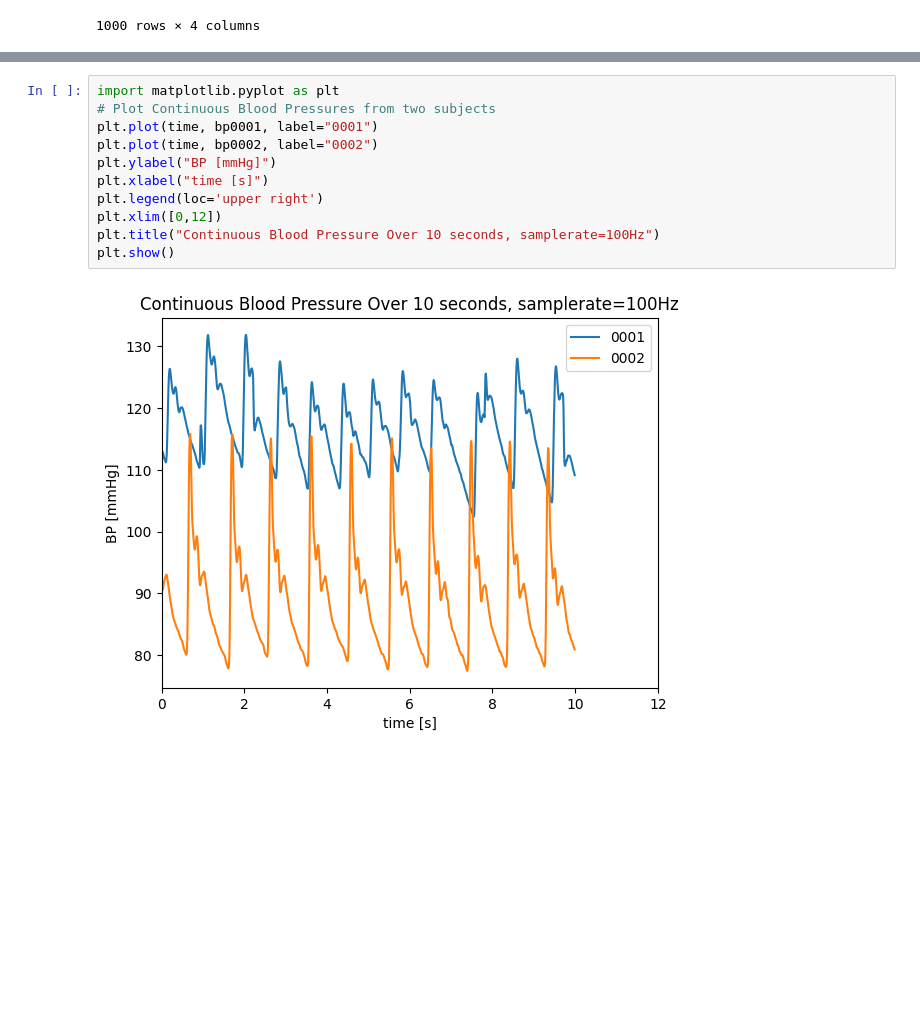
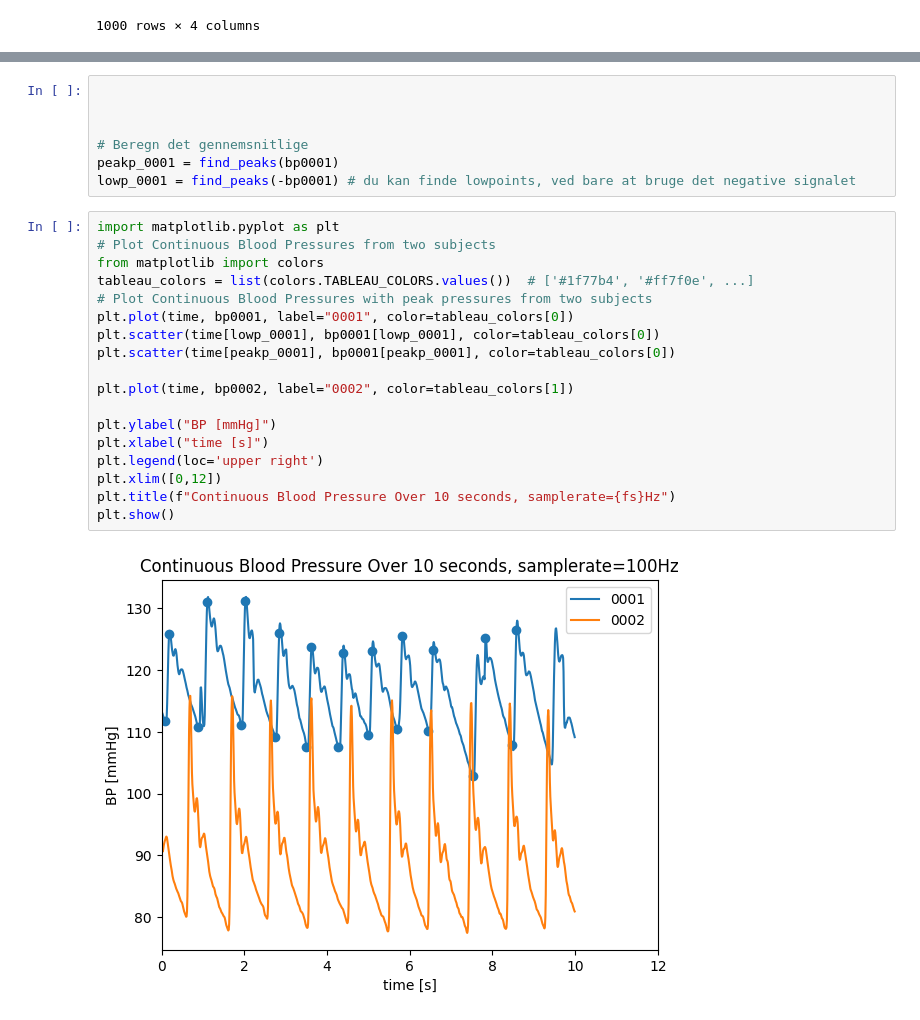
Before and after one commit to AAU-ST3-KHF/cardiovascular_system_blod, a Jupyter notebook: Exercise 3.ipynb, the cells around one changed output, grey strips where cells are left out. Cells and saved outputs as stored; diff of their text form; blank space fills up the shorter version.

```diff
--- a/Exercise 3.ipynb
+++ b/Exercise 3.ipynb
@@ -186,14 +237,28 @@ df0001
+# %%
+
+
+
+# Beregn det gennemsnitlige
+peakp_0001 = find_peaks(bp0001)
+lowp_0001 = find_peaks(-bp0001) # du kan finde lowpoints, ved bare at bruge det negative signalet
 # %%
 import matplotlib.pyplot as plt
 # Plot Continuous Blood Pressures from two subjects
-plt.plot(time, bp0001, label="0001")
-plt.plot(time, bp0002, label="0002")
+from matplotlib import colors
+tableau_colors = list(colors.TABLEAU_COLORS.values())  # ['#1f77b4', '#ff7f0e', ...]
+# Plot Continuous Blood Pressures with peak pressures from two subjects
+plt.plot(time, bp0001, label="0001", color=tableau_colors[0])
+plt.scatter(time[lowp_0001], bp0001[lowp_0001], color=tableau_colors[0])
+plt.scatter(time[peakp_0001], bp0001[peakp_0001], color=tableau_colors[0])
+
+plt.plot(time, bp0002, label="0002", color=tableau_colors[1])
+
 plt.ylabel("BP [mmHg]")
 plt.xlabel("time [s]")
 plt.legend(loc='upper right')
 plt.xlim([0,12])
-plt.title("Continuous Blood Pressure Over 10 seconds, samplerate=100Hz")
+plt.title(f"Continuous Blood Pressure Over 10 seconds, samplerate={fs}Hz")
 plt.show()
 # %% [output]
-[figure, old version]
+[figure, new version]
 # %% [markdown]
```
Also changed, not shown: parts of 10 cells of this notebook.
